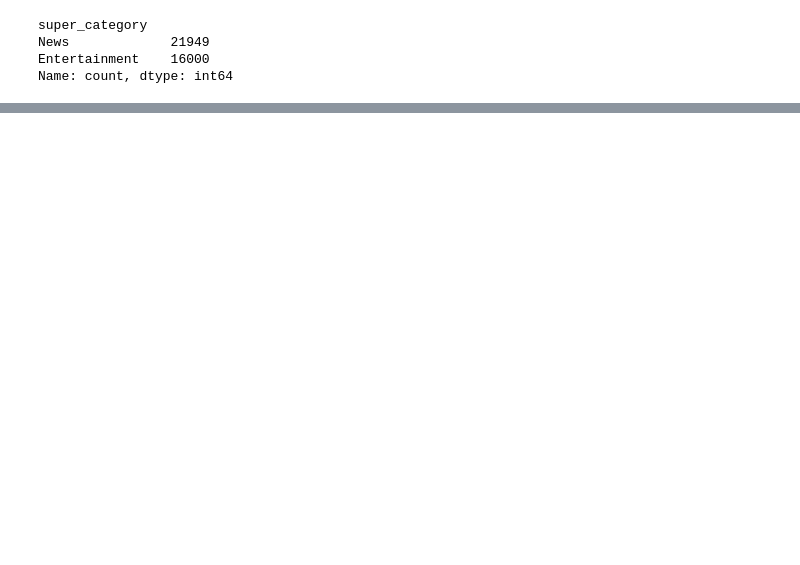
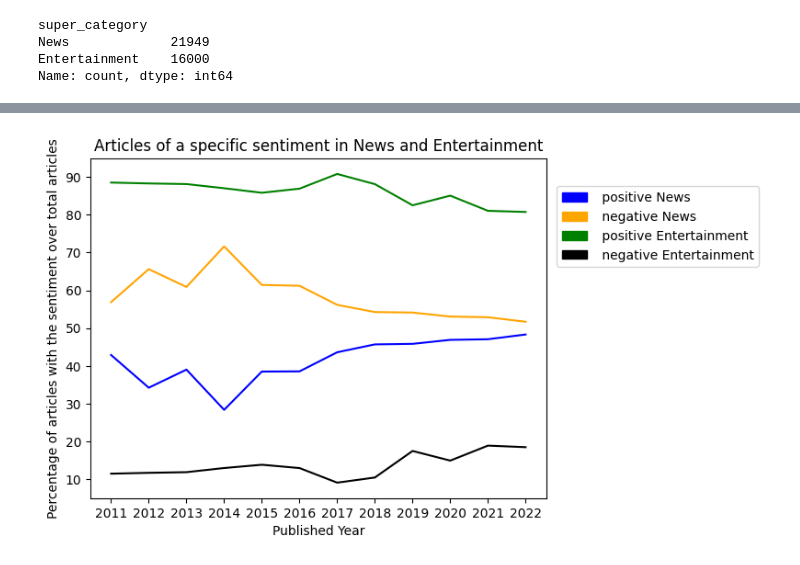
Before and after one commit to eshadatta/sentiment_analysis_news_explorations, a Jupyter notebook: cnn_dataset_explorations.ipynb, the cells around one changed output, grey strips where cells are left out. Drawn from its saved outputs; the diff is of its cells as text; code cells hidden in the pictures; blank space fills up the shorter version.

```diff
--- a/cnn_dataset_explorations.ipynb
+++ b/cnn_dataset_explorations.ipynb
@@ -63,0 +172,10 @@ df
+# %%
+gc2 = df[df.nltk_vader_sentiment_type.isin(['positive', 'negative'])].groupby(['published_year', 'super_category', 'nltk_vader_sentiment_type', 'article_counts_published_year_category'], as_index=False).size().sort_values('published_year')
+# %%
+gc2.rename(columns={'size': 'counts'}, inplace=True)
+# %%
+gc2['counts_percentage'] = gc2.apply(lambda x: ((x['counts']/x.article_counts_published_year_category) * 100), axis=1)
+gc2.head(3)
+# %%
+grouped_counts = gc2.copy()
+grouped_counts
@@ -63,0 +186,29 @@ df
+# %%
+import matplotlib.pyplot as plt
+import matplotlib.patches as mpatches
+
+
+sentiment_colors = {'News': {'positive': 'blue', 'negative': 'orange'}, 'Entertainment': {'positive': 'green', 'negative': 'black'}}
+categories = ['News', 'Entertainment']
+patchList = []
+for category in categories:
+    for key in sentiment_colors[category]:
+        data_key = mpatches.Patch(color=sentiment_colors[category][key], label=f" {key} {category}")
+        patchList.append(data_key)
+
+for category in categories:
+    subset_df = grouped_counts[grouped_counts.super_category == category]
+    for sentiment in ['positive', 'negative']:
+        subset = subset_df[(subset_df['nltk_vader_sentiment_type'] == sentiment)].sort_values('published_year')
+        plt.plot(subset['published_year'], subset['counts_percentage'], label=sentiment, color=sentiment_colors[category][sentiment])
+
+
+plt.legend(bbox_to_anchor = (1.48, 0.8), loc='center right', handles=patchList)
+# Adding details
+plt.title('Articles of a specific sentiment in News and Entertainment')
+plt.xlabel('Published Year')
+plt.ylabel('Percentage of articles with the sentiment over total articles')
+# Show plot
+plt.show()
+# %% [output]
+[figure, added]
```
Also changed, not shown: parts of 32 cells of this notebook, 1 other file.
